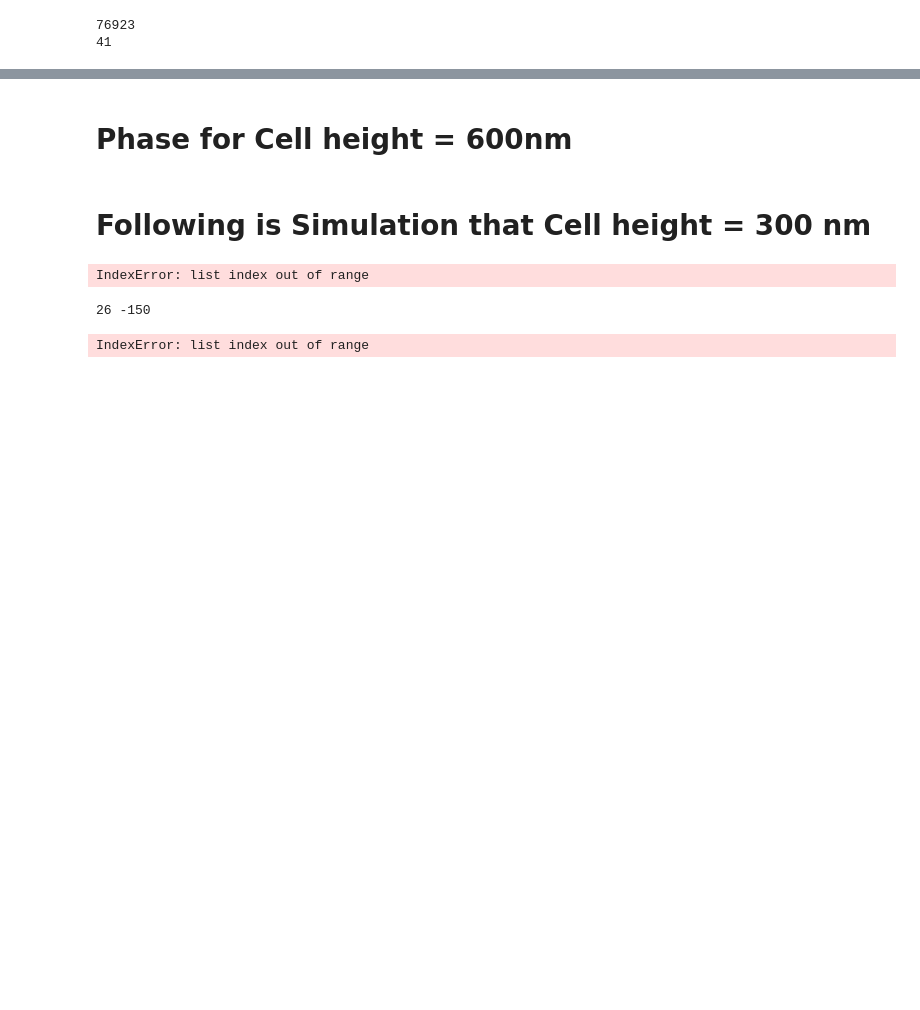
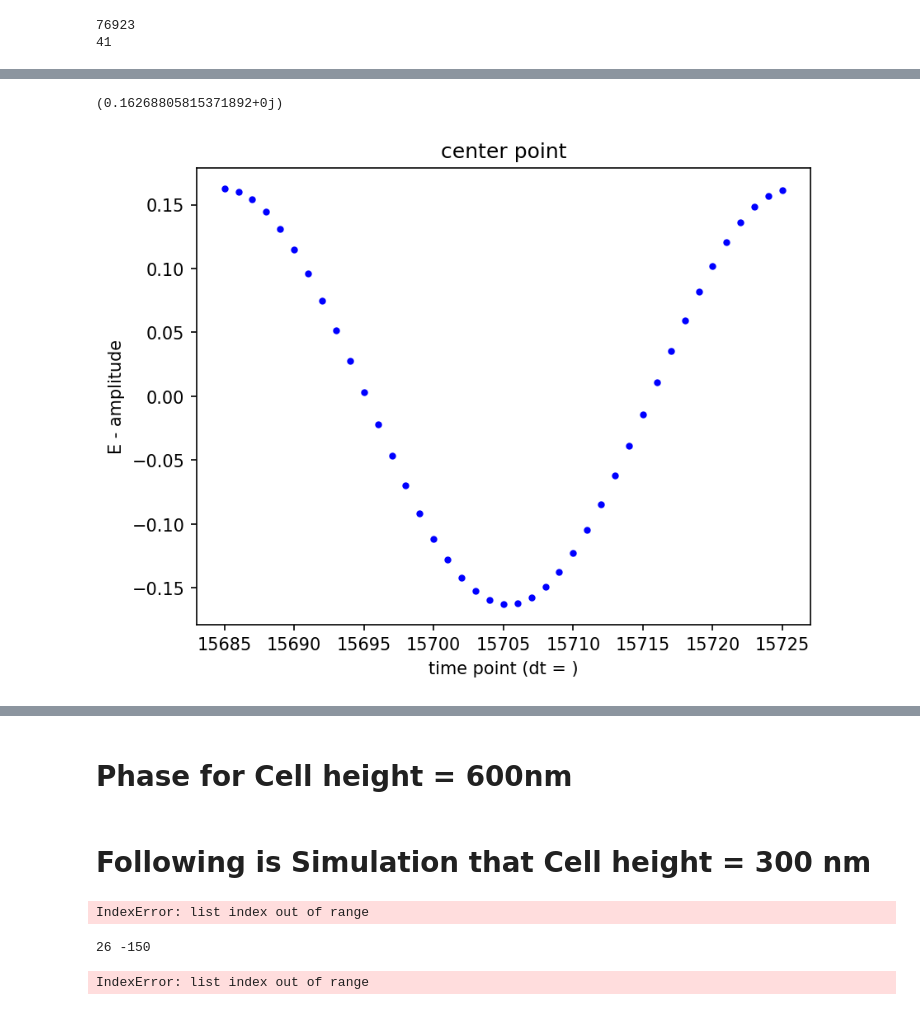
Before and after one commit to Ho-Ming-Lin/QNO_group, a Jupyter notebook: Test adjacent cell effect/Click here, The major simulation/1 alpha beta alpha structure.ipynb, the cells around one changed output, grey strips where cells are left out. Cells and saved outputs as stored; diff of their text form; code cells hidden in the pictures; blank space fills up the shorter version.

```diff
--- a/Test adjacent cell effect/Click here, The major simulation/1 alpha beta alpha structure.ipynb
+++ b/Test adjacent cell effect/Click here, The major simulation/1 alpha beta alpha structure.ipynb
@@ -364,10 +400,18 @@ dt_ = str(dt)
 # %%
 plt.figure(dpi = 150)
-plt.title('Upper point')
+plt.title('center point')
 plt.xlabel('time point (dt = )')
 plt.ylabel('E - amplitude')
-for i in range(38905 , 38944) : #len(ez_data_list)) :
+max_value = ez_data_up[index1_max]
+for i in range(index1_max , index2_max) : #len(ez_data_list)) :
     plt.plot(i , ez_data_up[i] , 'b.')
+    if max_value < ez_data_up[i] :
+        max_value = ez_data_up[i]
+
+print(max_value)
+# %% [output]
+(0.16268805815371892+0j)
+[figure, added]
 # %%
 plt.figure(dpi = 150)
 plt.title('center point')
```
Also changed, not shown: parts of 14 cells of this notebook, 6 other files.
